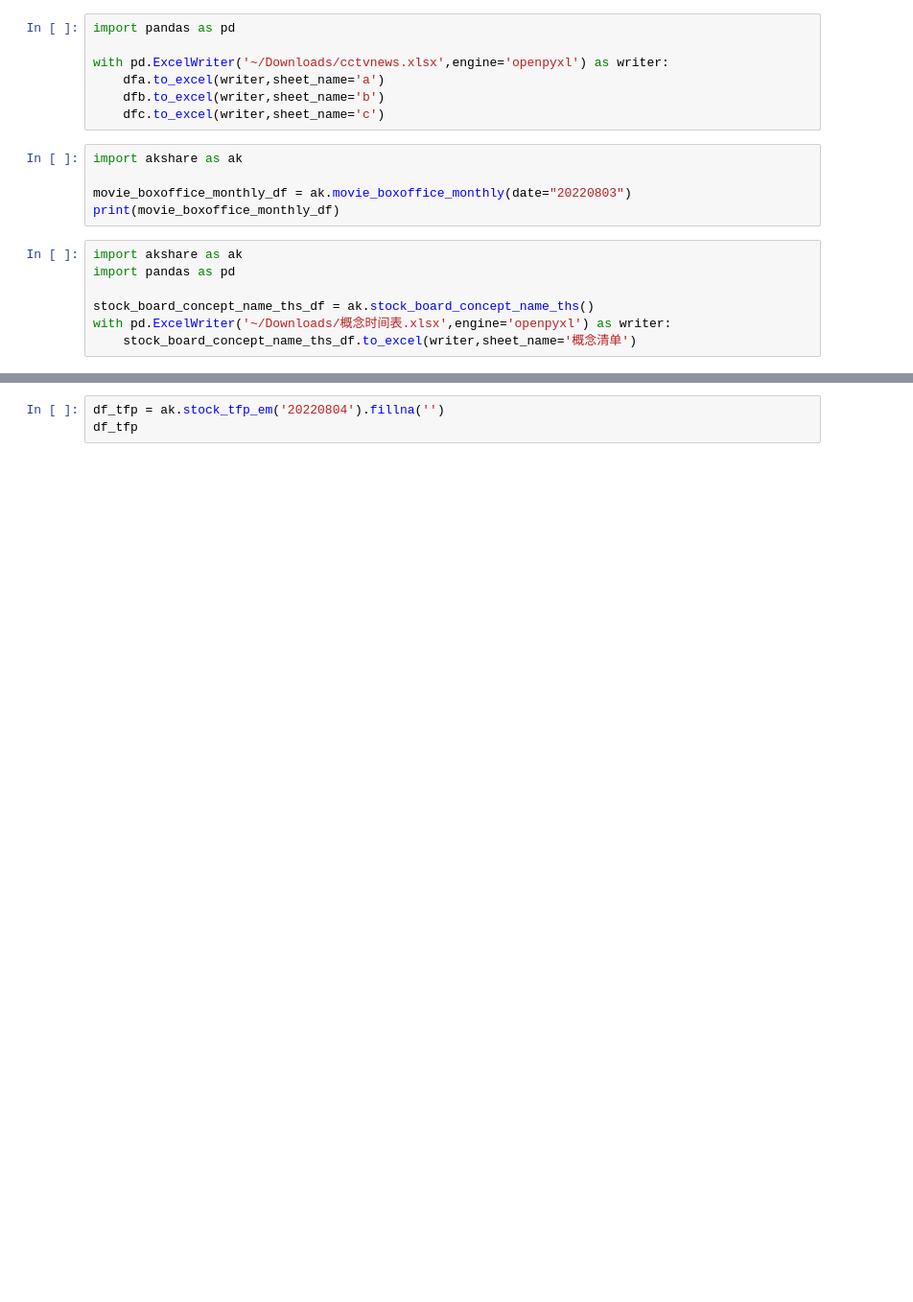
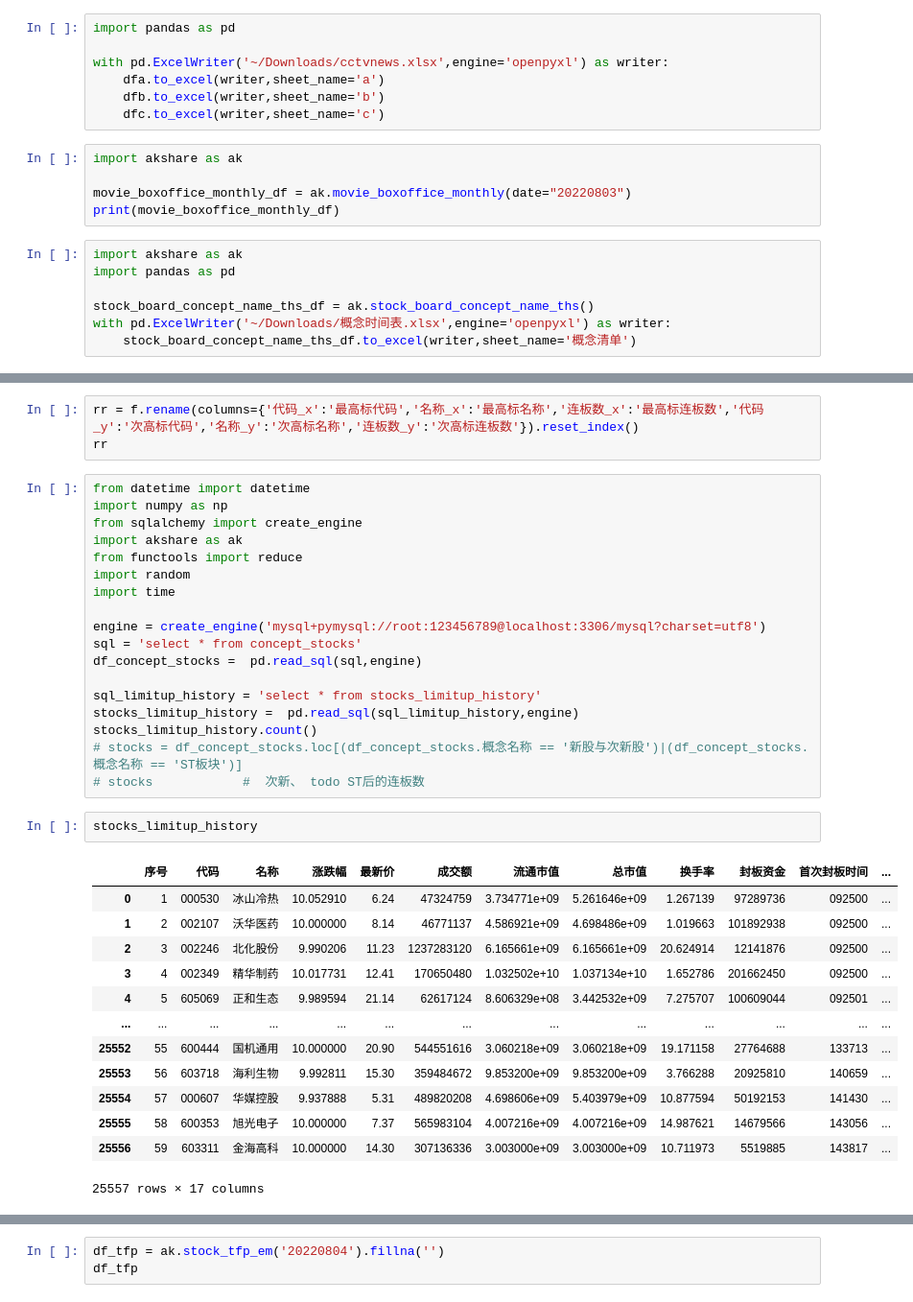
Before and after one commit to ifcheung2012/industryleader, a Jupyter notebook: joinquant.ipynb, the cells around one changed output, grey strips where cells are left out. Shown at 96% size. Saved outputs shown, nothing was run; the diff lists cells and outputs as text; blank space fills up the shorter version.

```diff
--- a/joinquant.ipynb
+++ b/joinquant.ipynb
@@ -425,0 +507,37 @@ res_df.to_excel('~/Downloads/111231df.xlsx')
+# %%
+rr = f.rename(columns={'代码_x':'最高标代码','名称_x':'最高标名称','连板数_x':'最高标连板数','代码_y':'次高标代码','名称_y':'次高标名称','连板数_y':'次高标连板数'}).reset_index()
+rr
+# %%
+from datetime import datetime
+import numpy as np
+from sqlalchemy import create_engine
+import akshare as ak
+from functools import reduce
+import random
+import time
+
+engine = create_engine('mysql+pymysql://root:123456789@localhost:3306/mysql?charset=utf8')
+sql = 'select * from concept_stocks'
+df_concept_stocks =  pd.read_sql(sql,engine)
+
+sql_limitup_history = 'select * from stocks_limitup_history'
+stocks_limitup_history =  pd.read_sql(sql_limitup_history,engine)
+stocks_limitup_history.count()
+# stocks = df_concept_stocks.loc[(df_concept_stocks.概念名称 == '新股与次新股')|(df_concept_stocks.概念名称 == 'ST板块')]
+# stocks            #  次新、 todo ST后的连板数
+# %%
+stocks_limitup_history
+# %% [output]
+|  | 序号 | 代码 | 名称 | 涨跌幅 | 最新价 | 成交额 | 流通市值 | 总市值 | 换手率 | 封板资金 | 首次封板时间 | ... |
+| 0 | 1 | 000530 | 冰山冷热 | 10.052910 | 6.24 | 47324759 | 3.734771e+09 | 5.261646e+09 | 1.267139 | 97289736 | 092500 | ... |
+| 1 | 2 | 002107 | 沃华医药 | 10.000000 | 8.14 | 46771137 | 4.586921e+09 | 4.698486e+09 | 1.019663 | 101892938 | 092500 | ... |
+| 2 | 3 | 002246 | 北化股份 | 9.990206 | 11.23 | 1237283120 | 6.165661e+09 | 6.165661e+09 | 20.624914 | 12141876 | 092500 | ... |
+| 3 | 4 | 002349 | 精华制药 | 10.017731 | 12.41 | 170650480 | 1.032502e+10 | 1.037134e+10 | 1.652786 | 201662450 | 092500 | ... |
+| 4 | 5 | 605069 | 正和生态 | 9.989594 | 21.14 | 62617124 | 8.606329e+08 | 3.442532e+09 | 7.275707 | 100609044 | 092501 | ... |
+| ... | ... | ... | ... | ... | ... | ... | ... | ... | ... | ... | ... | ... |
+| 25552 | 55 | 600444 | 国机通用 | 10.000000 | 20.90 | 544551616 | 3.060218e+09 | 3.060218e+09 | 19.171158 | 27764688 | 133713 | ... |
+| 25553 | 56 | 603718 | 海利生物 | 9.992811 | 15.30 | 359484672 | 9.853200e+09 | 9.853200e+09 | 3.766288 | 20925810 | 140659 | ... |
+| 25554 | 57 | 000607 | 华媒控股 | 9.937888 | 5.31 | 489820208 | 4.698606e+09 | 5.403979e+09 | 10.877594 | 50192153 | 141430 | ... |
+| 25555 | 58 | 600353 | 旭光电子 | 10.000000 | 7.37 | 565983104 | 4.007216e+09 | 4.007216e+09 | 14.987621 | 14679566 | 143056 | ... |
+| 25556 | 59 | 603311 | 金海高科 | 10.000000 | 14.30 | 307136336 | 3.003000e+09 | 3.003000e+09 | 10.711973 | 5519885 | 143817 | ... |
+25557 rows × 17 columns
```
Also changed, not shown: parts of 20 cells of this notebook, 1 other file.
